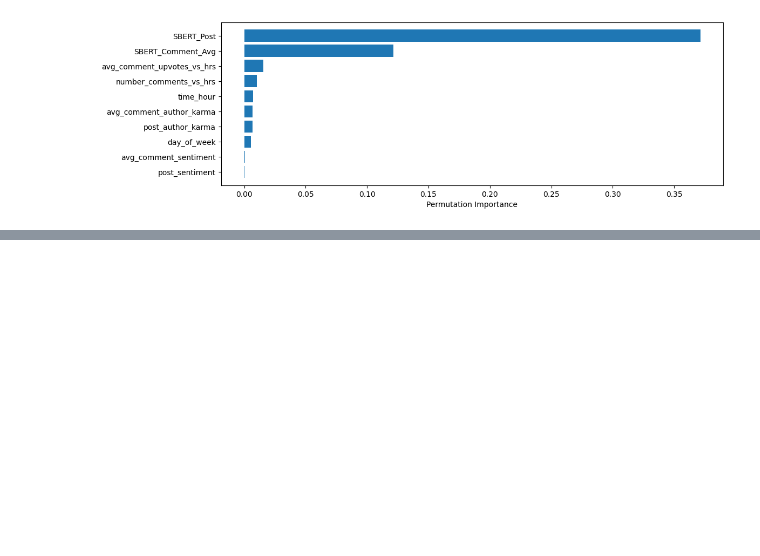
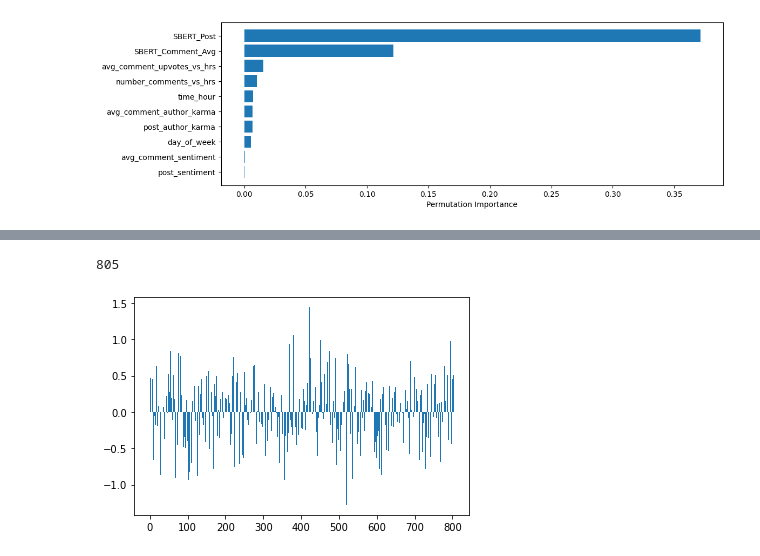
Before and after one commit to erlan321/Capstone-697-TeamAugury, a Jupyter notebook: svm_feat_imp.ipynb, the cells around one changed output, grey strips where cells are left out. Cells and saved outputs as stored; diff of their text form; code cells hidden in the pictures; blank space fills up the shorter version.

Commit message:
Added LR Feature importances

```diff
--- a/svm_feat_imp.ipynb
+++ b/svm_feat_imp.ipynb
@@ -108,3 +133,16 @@ plt.xlabel("Permutation Importance")
 plt.savefig("saved_work/SVC_simple_feat_imp.jpg", bbox_inches='tight')#note works for .jpg but fails for .png
 # %% [output]
 [figure]
+# %%
+# Repeat of much of the above for LR
+
+filename = "models/LogisticRegression_vanilla_model.sav" #note this is the 'Vanillia model', not the optimised tuned one
+LR_loaded = pickle.load(open(filename, 'rb'))
+
+#test load
+a_result = LR_loaded.score(X_train, y_train)
+f1_res = f1_score(y_train, LR_loaded.predict(X_train))
+print('Testing model load: Accuracy result for LR:' , a_result)
+print('Testing model load: f1 result for LR:' , f1_res)
+print (confusion_matrix(y_train, LR_loaded.predict(X_train)) )
+print (classification_report(y_train, LR_loaded.predict(X_train), target_names=['Not hot', 'hot']) )
@@ -110,0 +162,13 @@ plt.savefig("saved_work/SVC_simple_feat_imp.jpg", bbox_inches='tight')#note work
+# %%
+importance = LR_loaded.steps[1][1].coef_
+print (len(importance[0]))
+
+# summarize feature importance
+# for i,v in enumerate(importance[0]):
+# 	print('Feature: %0d, Score: %.5f' % (i,v))
+# plot feature importance
+pyplot.bar([x for x in range(len(importance[0]))], importance[0])
+pyplot.show()
+# %% [output]
+805
+[figure, added]
```
Also changed, not shown: parts of 14 cells of this notebook, 1 other file.
